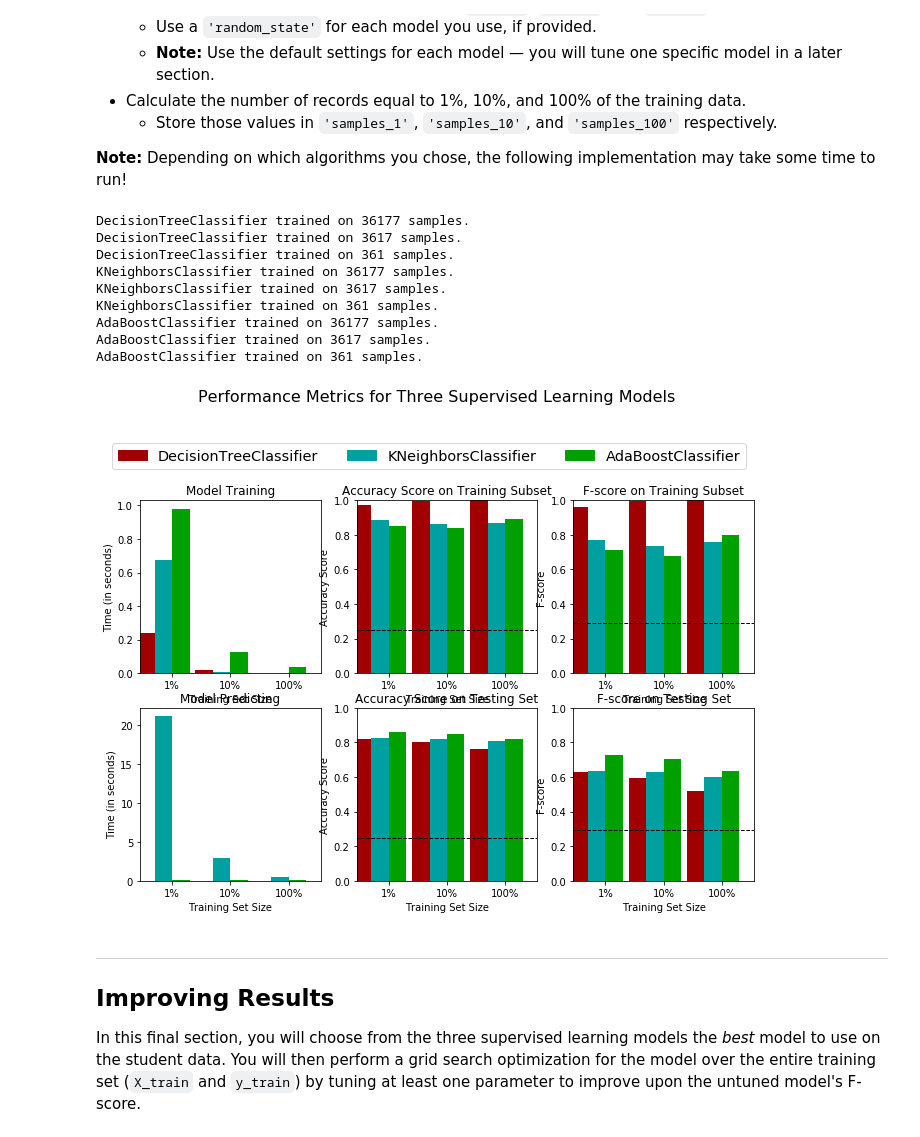
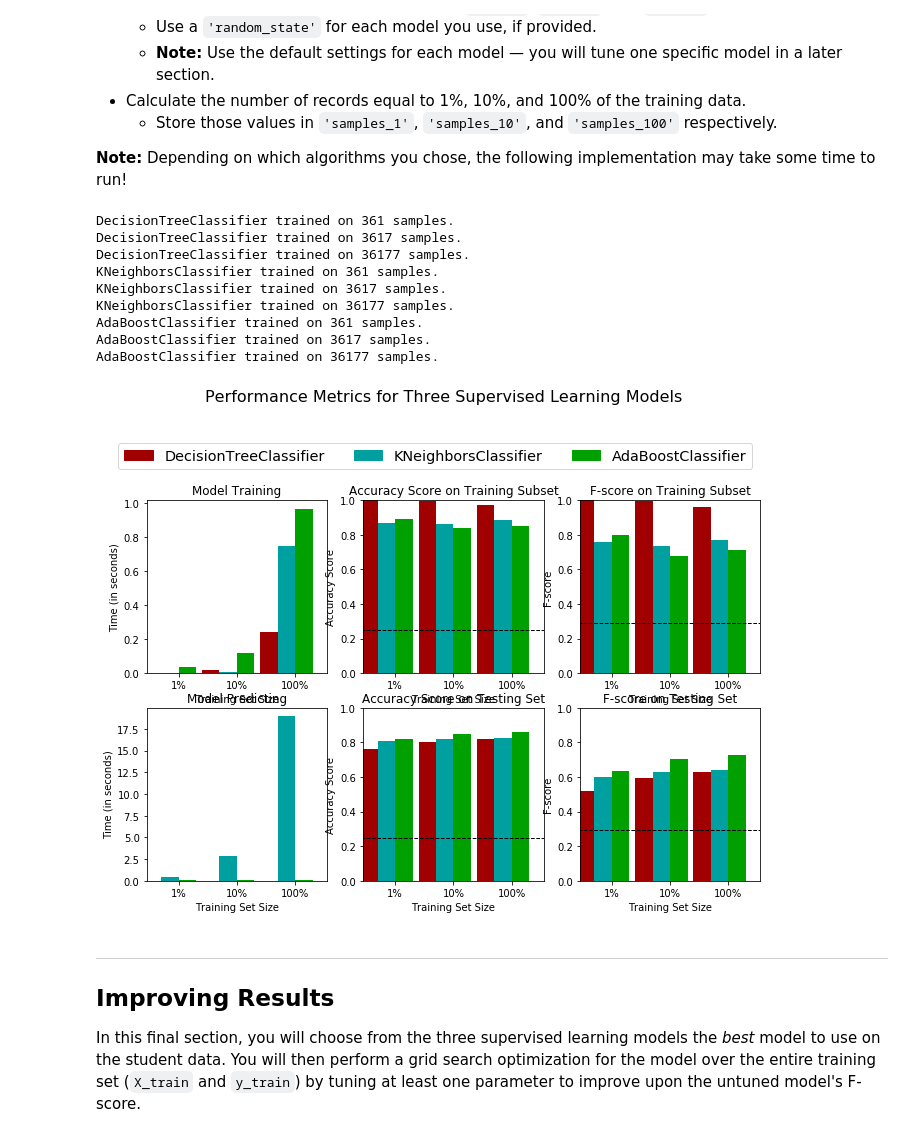
Before and after one commit to m4ni5h/UdacityMLND, a Jupyter notebook: finding_donor/finding_donors.ipynb, the cells around one changed output. Drawn from its saved outputs; the diff is of its cells as text; code cells hidden in the pictures.

```diff
--- a/finding_donor/finding_donors.ipynb
+++ b/finding_donor/finding_donors.ipynb
@@ -410,42 +410,42 @@ In the code cell, you will need to implement the following:
 from sklearn.tree import DecisionTreeClassifier
 from sklearn.neighbors import KNeighborsClassifier
 from sklearn.ensemble import AdaBoostClassifier
 
 # TODO: Initialize the three models
 clf_A = DecisionTreeClassifier(random_state=7)
 clf_B = KNeighborsClassifier()
 clf_C = AdaBoostClassifier(random_state=7)
 
 # TODO: Calculate the number of samples for 1%, 10%, and 100% of the training data
 # HINT: samples_100 is the entire training set i.e. len(y_train)
 # HINT: samples_10 is 10% of samples_100 (ensure to set the count of the values to be `int` and not `float`)
 # HINT: samples_1 is 1% of samples_100 (ensure to set the count of the values to be `int` and not `float`)
-samples_100 = int(len(X_train)/100)
+samples_100 = int(len(X_train))
 samples_10 = int(len(X_train)/10)
-samples_1 = int(len(X_train))
+samples_1 = int(len(X_train)/100)
 
 # Collect results on the learners
 results = {}
 for clf in [clf_A, clf_B, clf_C]:
     clf_name = clf.__class__.__name__
     results[clf_name] = {}
     for i, samples in enumerate([samples_1, samples_10, samples_100]):
         results[clf_name][i] = \
         train_predict(clf, samples, X_train, y_train, X_test, y_test)
 
 # Run metrics visualization for the three supervised learning models chosen
 vs.evaluate(results, accuracy, fscore)
 # %% [output]
+DecisionTreeClassifier trained on 361 samples.
+DecisionTreeClassifier trained on 3617 samples.
 DecisionTreeClassifier trained on 36177 samples.
-DecisionTreeClassifier trained on 3617 samples.
-DecisionTreeClassifier trained on 361 samples.
+KNeighborsClassifier trained on 361 samples.
+KNeighborsClassifier trained on 3617 samples.
 KNeighborsClassifier trained on 36177 samples.
-KNeighborsClassifier trained on 3617 samples.
-KNeighborsClassifier trained on 361 samples.
+AdaBoostClassifier trained on 361 samples.
+AdaBoostClassifier trained on 3617 samples.
 AdaBoostClassifier trained on 36177 samples.
-AdaBoostClassifier trained on 3617 samples.
-AdaBoostClassifier trained on 361 samples.
-[figure, old version]
+[figure, new version]
 # %% [markdown]
 ----
 ## Improving Results
```
Also changed, not shown: parts of 2 cells of this notebook, 1 other file.
